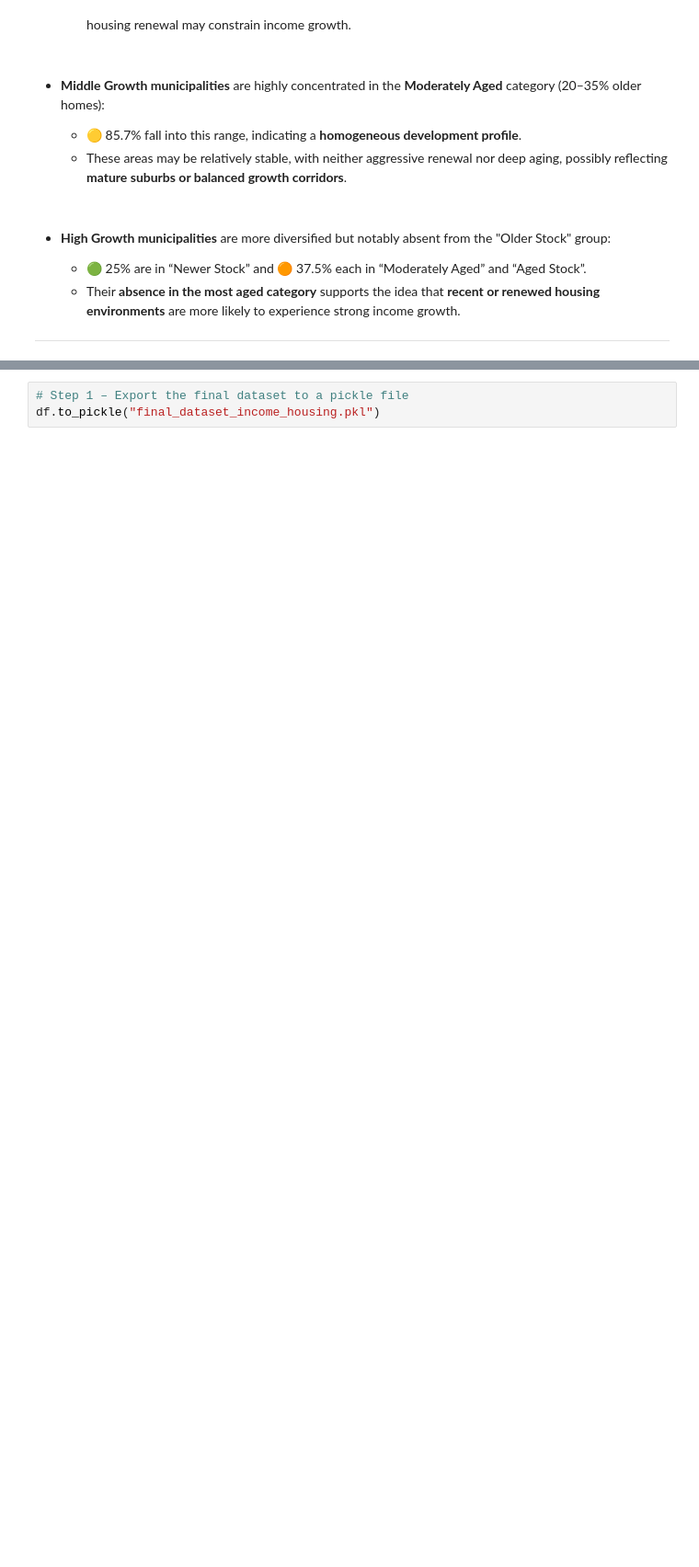
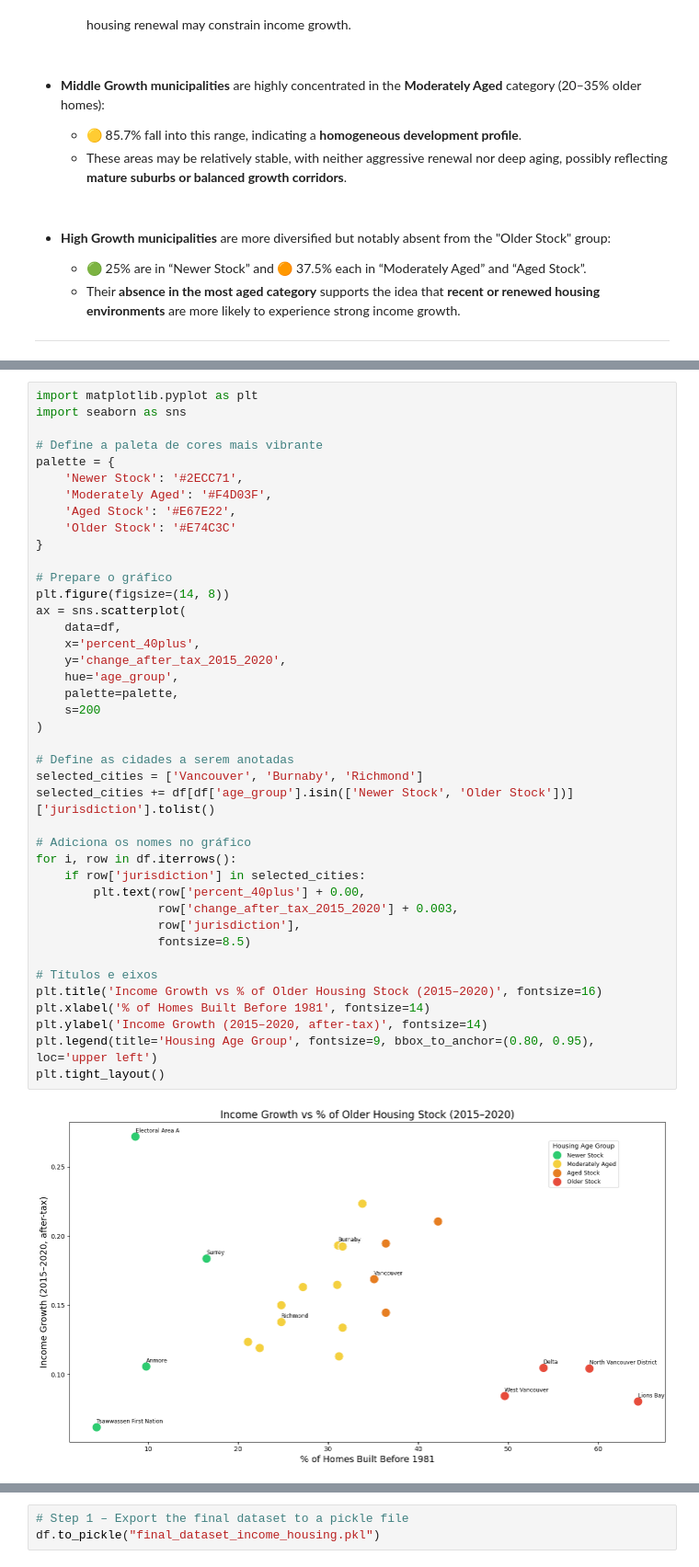
Before and after one commit to jaquelinefarah/vancouver-housing-analysis, a Jupyter notebook: notebooks/03_eda_multivariate.ipynb, the cells around one changed output, grey strips where cells are left out. Shown at 92% size. Drawn from its saved outputs; the diff is of its cells as text; blank space fills up the shorter version.

```diff
--- a/notebooks/03_eda_multivariate.ipynb
+++ b/notebooks/03_eda_multivariate.ipynb
@@ -455,0 +476,43 @@ Name: count, dtype: int64
+# %%
+import matplotlib.pyplot as plt
+import seaborn as sns
+
+# Define a paleta de cores mais vibrante
+palette = {
+    'Newer Stock': '#2ECC71',
+    'Moderately Aged': '#F4D03F',
+    'Aged Stock': '#E67E22',
+    'Older Stock': '#E74C3C'
+}
+
+# Prepare o gráfico
+plt.figure(figsize=(14, 8))
+ax = sns.scatterplot(
+    data=df,
+    x='percent_40plus',
+    y='change_after_tax_2015_2020',
+    hue='age_group',
+    palette=palette,
+    s=200
+)
+
+# Define as cidades a serem anotadas
+selected_cities = ['Vancouver', 'Burnaby', 'Richmond']
+selected_cities += df[df['age_group'].isin(['Newer Stock', 'Older Stock'])]['jurisdiction'].tolist()
+
+# Adiciona os nomes no gráfico
+for i, row in df.iterrows():
+    if row['jurisdiction'] in selected_cities:
+        plt.text(row['percent_40plus'] + 0.00,
+                 row['change_after_tax_2015_2020'] + 0.003,
+                 row['jurisdiction'],
+                 fontsize=8.5)
+
+# Títulos e eixos
+plt.title('Income Growth vs % of Older Housing Stock (2015–2020)', fontsize=16)
+plt.xlabel('% of Homes Built Before 1981', fontsize=14)
+plt.ylabel('Income Growth (2015–2020, after-tax)', fontsize=14)
+plt.legend(title='Housing Age Group', fontsize=9, bbox_to_anchor=(0.80, 0.95), loc='upper left')
+plt.tight_layout()
+# %% [output]
+[figure, added]
```
Also changed, not shown: parts of 9 cells of this notebook, 2 other files.
